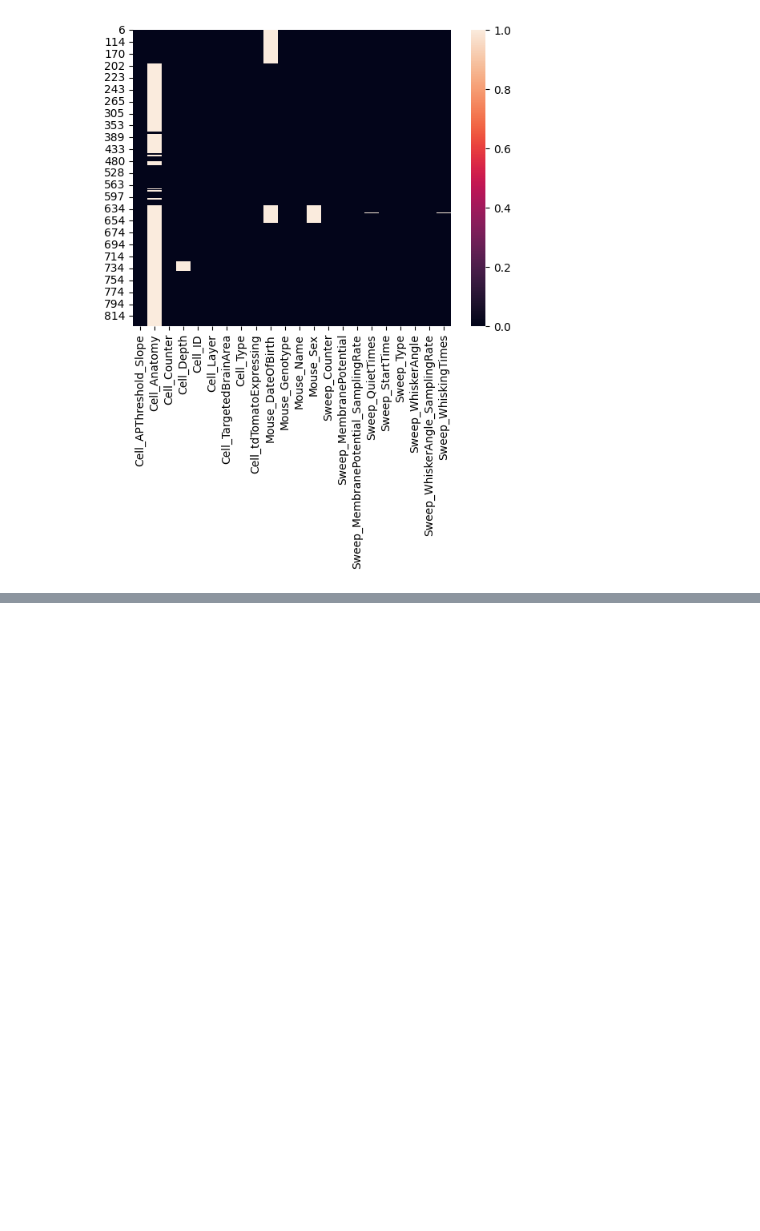
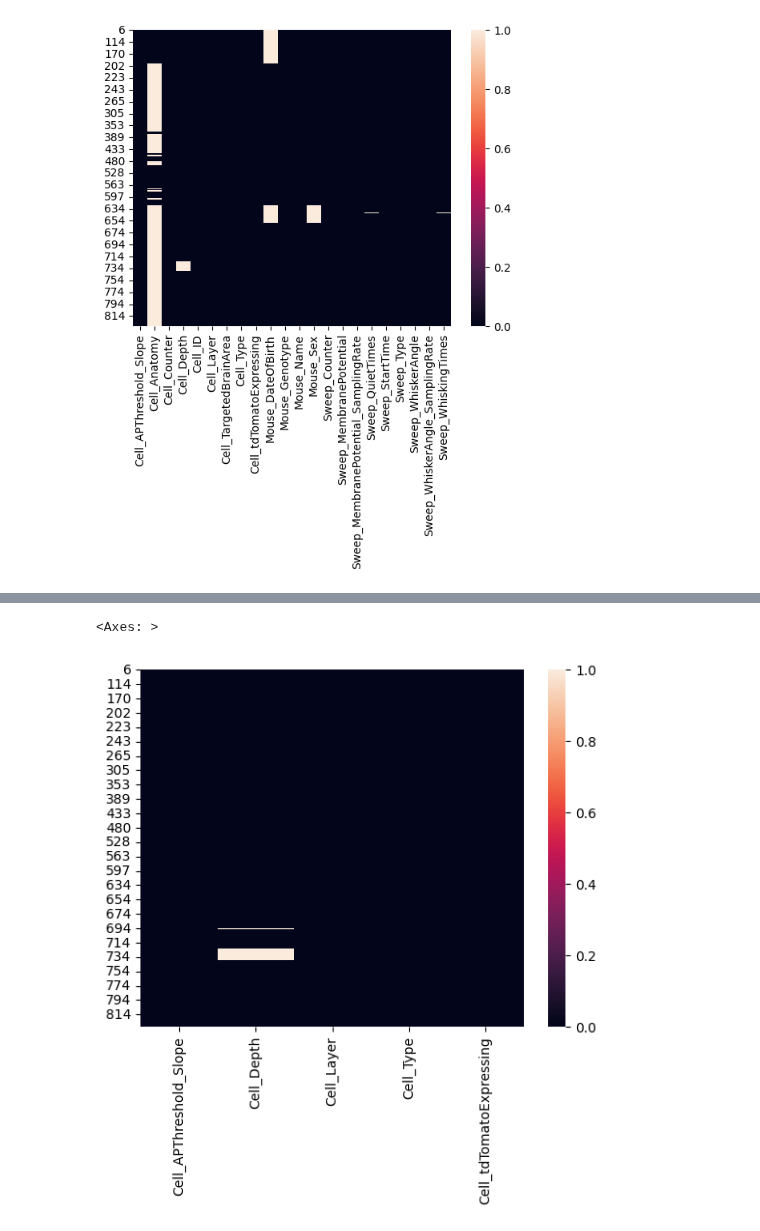
Before and after one commit to mariscoglio/bio482_cell_classifier, a Jupyter notebook: pca.ipynb, the cells around one changed output, grey strips where cells are left out. Drawn from its saved outputs; the diff is of its cells as text; code cells hidden in the pictures; blank space fills up the shorter version.

```diff
--- a/pca.ipynb
+++ b/pca.ipynb
@@ -132,0 +116,3 @@ pca = PCA()
+# %%
+data_free_whisking_preprocessed = data_free_whisking[keep_predictors]
+data_free_whisking_preprocessed
@@ -132,0 +133,5 @@ pca = PCA()
+# %%
+sns.heatmap(data_free_whisking_preprocessed.isna())
+# %% [output]
+<Axes: >
+[figure, added]
```
Also changed, not shown: parts of 16 cells of this notebook, 1 other file.
